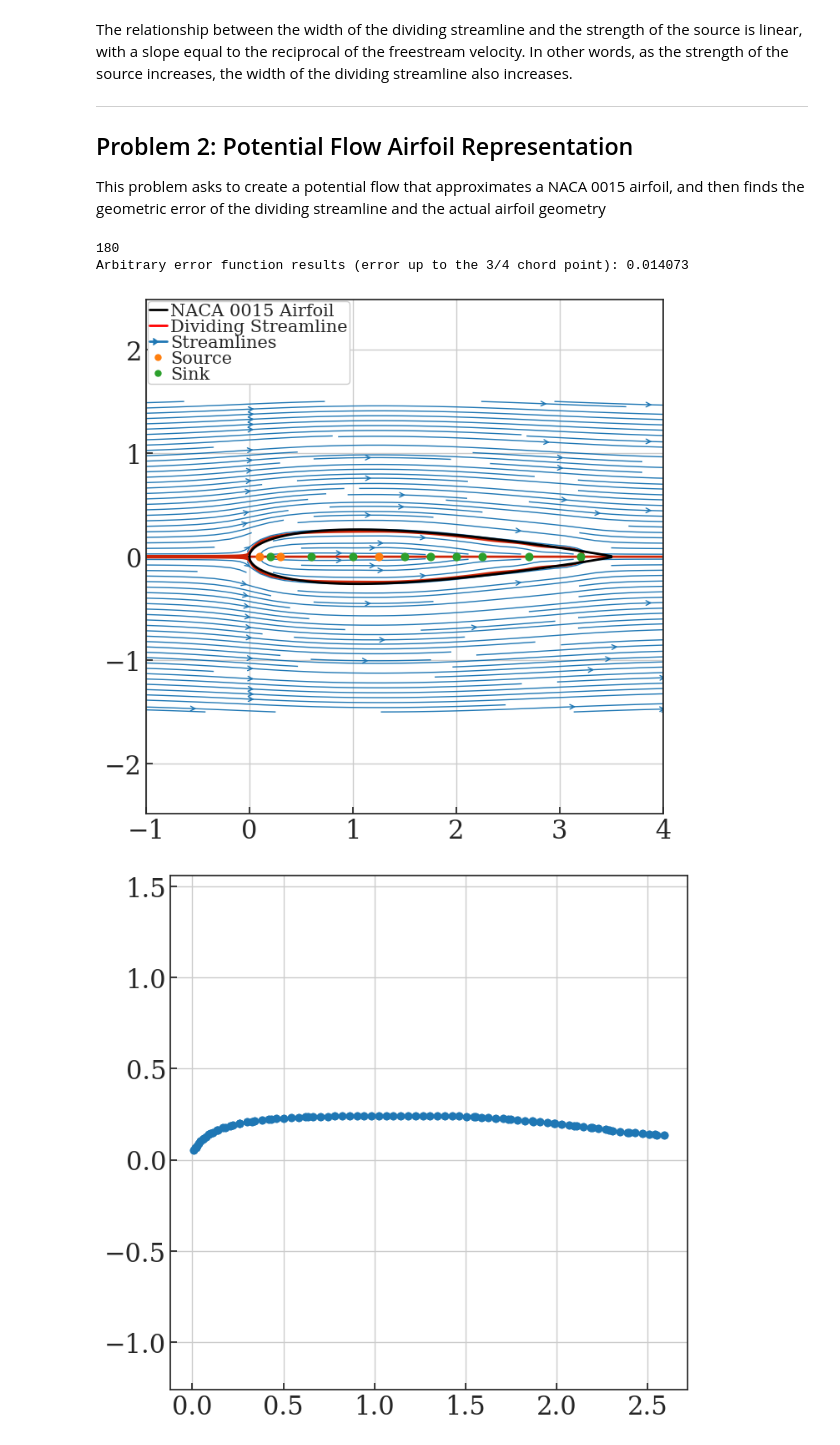
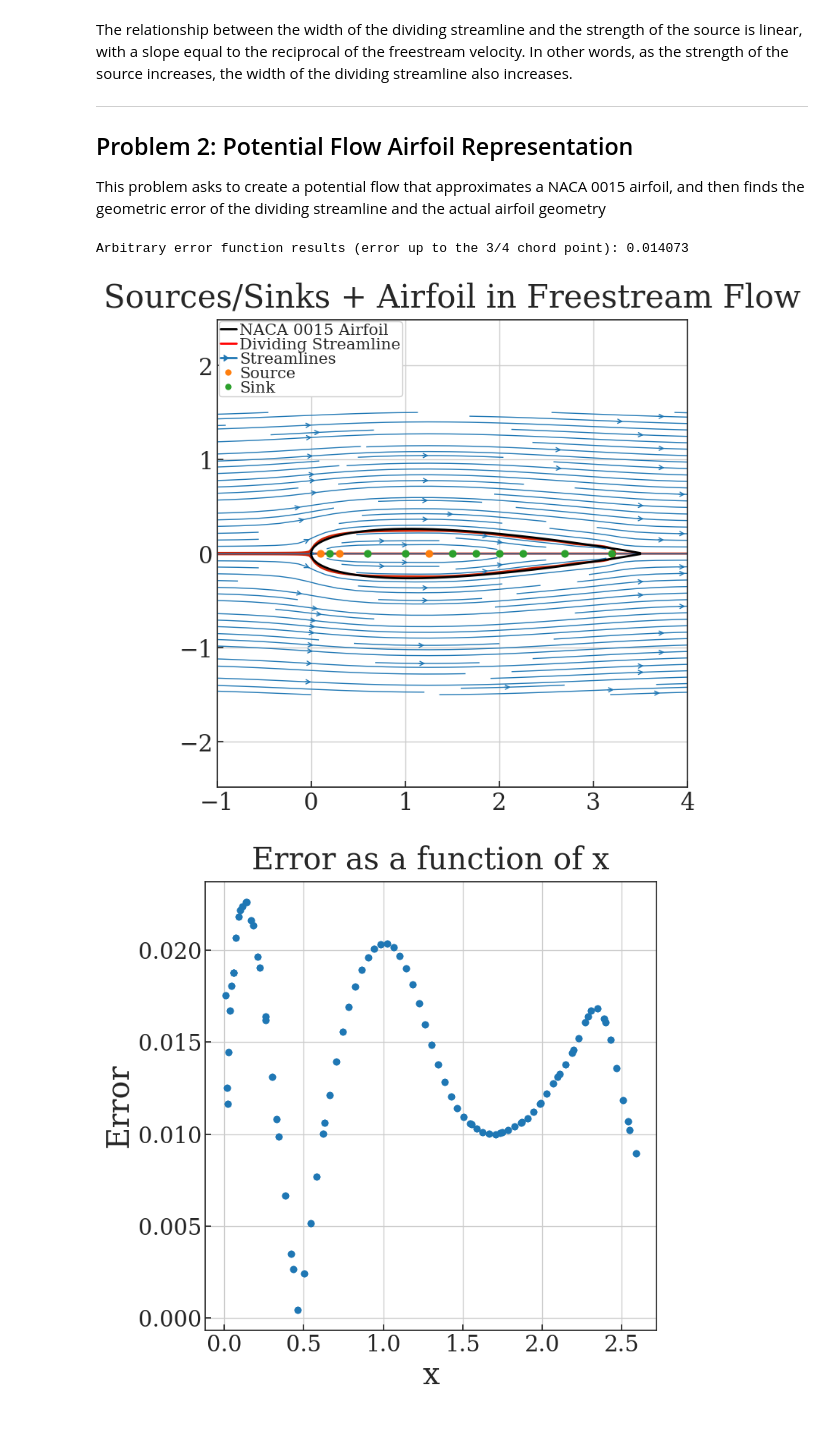
Before and after one commit to ndrichmond/EAE127, a Jupyter notebook: Project 2/EAE127_P2_Richmond_Nicholas.ipynb, the cells around one changed output. Saved outputs shown, nothing was run; the diff lists cells and outputs as text; code cells hidden in the pictures.

```diff
--- a/Project 2/EAE127_P2_Richmond_Nicholas.ipynb
+++ b/Project 2/EAE127_P2_Richmond_Nicholas.ipynb
@@ -411,9 +514,10 @@ lowerSurface = 3.5 * lowerSurface
 x_airfoil = x_airfoil * 3.5
 
 plt.figure()
+plt.title("Sources/Sinks + Airfoil in Freestream Flow")
 plt.rc('legend',fontsize=15) #change legend size to accomodate large titles
 
-plt.streamplot(X, Y, U_Total, V_Total, density=2,linewidth=1, arrowsize=1, arrowstyle='->')
+plt.streamplot(X, Y, U_Total, V_Total, density=1.5,linewidth=1, arrowsize=1, arrowstyle='->')
 plt.contour(X, Y, psi_Total, levels=[0], colors='#CD2305', linewidths=2, linestyles='solid',zorder = 1)
 
 for i in range(len(x_loc)):
@@ -473,37 +577,37 @@ def collect_contour(X, Y, psi, xs = 0, xe = 2.625, af = 1):
     y_coord = abs(y_coord)
     return x_coord, y_coord
 
 # The above function will give the coordinates for your dividing streamline.
 # From here you should interpolate these coordinates to a new vector for x and then use the formula provided
 # In the problem statement to determine the error for each approximation.
 # The only inputs you need will be X, Y, and the stream function for you airfoil approximation. You should change
 # levels to be equal to 0 in the plt.contour() function within the collect_contour function.
 
 x_div, y_div = collect_contour(X, Y, psi_Total)
 
+
 #plots the points to make sure I am not going crazy just yet
-plt.figure()
-plt.scatter(x_div,y_div)
-plt.axis("equal")
+#plt.figure()
+#plt.title("Plot of Countor Points")
+#plt.scatter(x_div,y_div)
+#plt.axis("equal")
 
 
 error = 0
 errorGraph = np.empty(0)
 y_div = abs(y_div)
-print(len(x_div))
 for i in range(len(x_div)):
     error += abs(y_div[i] - np.interp(x_div[i],x_airfoil,upperSurface))
     errorGraph = np.append(errorGraph,abs(y_div[i] - np.interp(x_div[i],x_airfoil,upperSurface)))
 
 plt.figure()
 plt.scatter(x_div,errorGraph)
 plt.title("Error as a function of x")
 plt.xlabel("x")
 plt.ylabel("Error")
 error *= 1/(len(x_div))
 print("Arbitrary error function results (error up to the 3/4 chord point): {:.6f}".format(error))
 # %% [output]
-180
 Arbitrary error function results (error up to the 3/4 chord point): 0.014073
-[figure, old version]
+[figure, new version]
-[figure, old version]
+[figure, new version]
```
Also changed, not shown: parts of 16 cells of this notebook.
